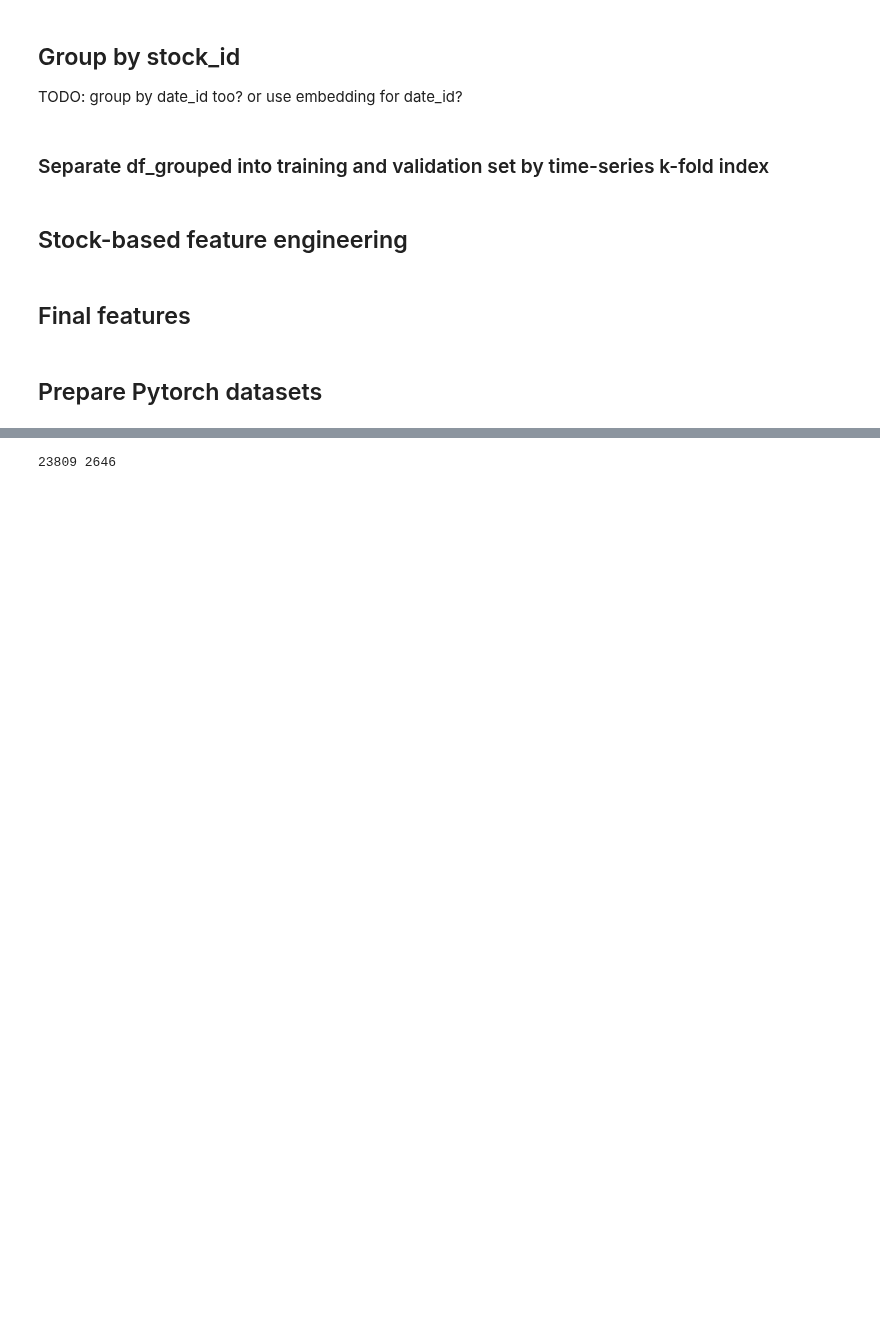
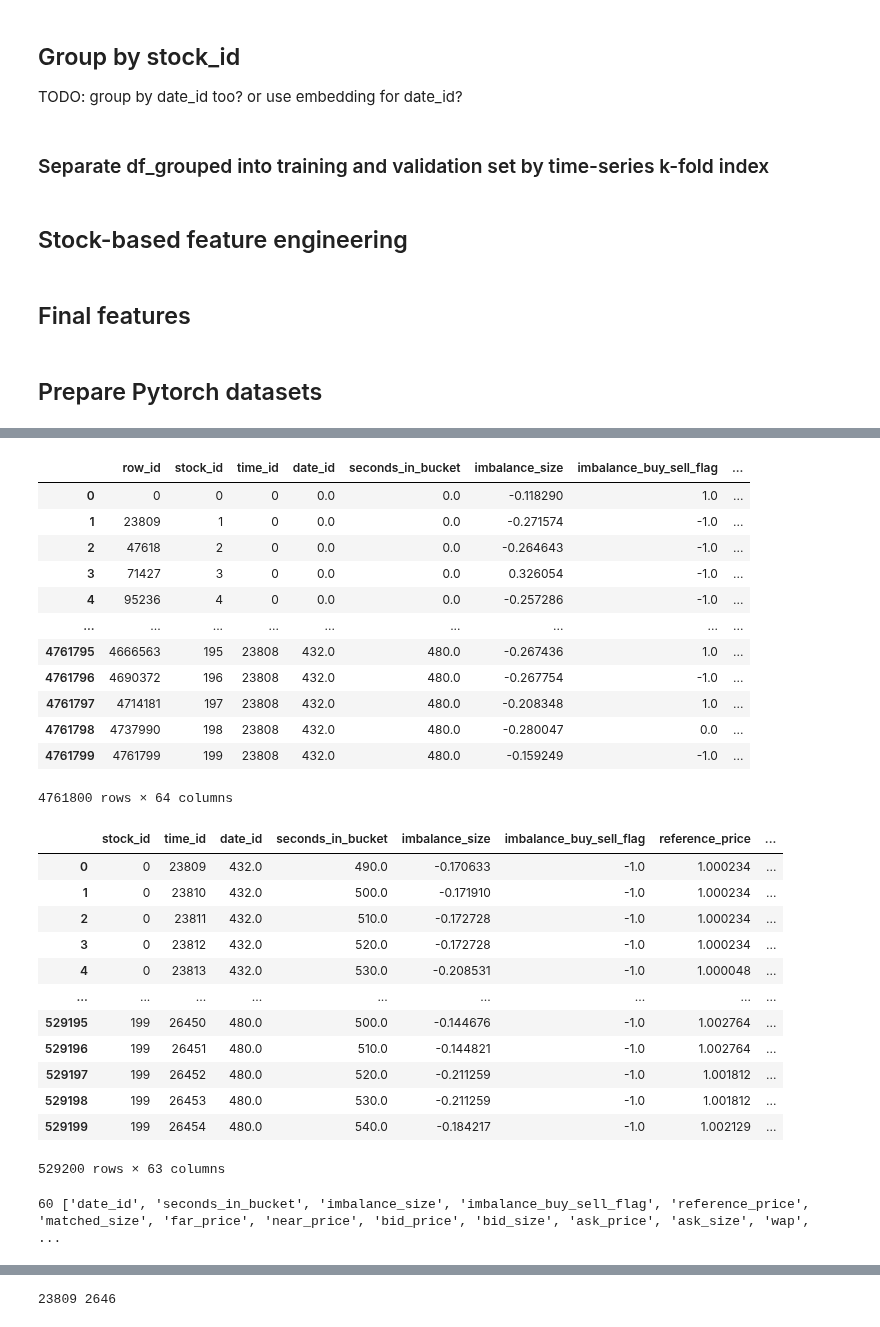
Before and after one commit to florencetsang/optiver2023, a Jupyter notebook: florence/transformer_encoder_by_time.ipynb, the cells around one changed output, grey strips where cells are left out. Cells and saved outputs as stored; diff of their text form; code cells hidden in the pictures; blank space fills up the shorter version.

Commit message:
DFS and normalization for transformer encoder by time.

```diff
--- a/florence/transformer_encoder_by_time.ipynb
+++ b/florence/transformer_encoder_by_time.ipynb
@@ -303,6 +308,7 @@ processors = [
     # RemoveIrrelevantFeaturesDataPreprocessor(['stock_id', 'date_id','time_id', 'row_id']),
     # FillNaPreProcessor(),
     # PolynomialFeaturesPreProcessor(),
+    StockDateIdPreprocessor(),
 ]
 processor = CompositeDataPreprocessor(processors)
 # %%
@@ -529,0 +542,28 @@ print(df_train.shape, df_eval.shape, val_cutoff_time_id)
+# %%
+transform_pipeline = make_pipeline(
+    FeatureToolsDFSTransformer(
+        group_by_stock=True,
+        group_by_date=False,
+        group_by_stock_date=False,
+    ),
+    NormalizationDataTransformer(
+        [
+            "imbalance_size",
+            "matched_size",
+            "bid_size",
+            "ask_size",
+        ],
+        "closing_movements",
+    ),
+    # do not remove columns, use feat_dynamic_real white-list
+    # RemoveIrrelevantFeaturesDataTransformer(['stock_id', 'date_id','time_id', 'row_id', "stock_date_id"]),
+    verbose=True,
+)
+# transform_pipeline = None
+# %%
+print(f"before transform_pipeline - df_train: {get_df_summary_str(df_train)}, df_eval: {get_df_summary_str(df_eval)}")
+if transform_pipeline is not None:
+    df_train = transform_pipeline.fit_transform(df_train)
+    print(f"fit_transform df_train - df_train: {get_df_summary_str(df_train)}")
+    df_eval = transform_pipeline.transform(df_eval)
+    print(f"transform df_eval - df_eval: {get_df_summary_str(df_eval)}")
@@ -529,0 +589,39 @@ print(df_train.shape, df_eval.shape, val_cutoff_time_id)
+# %%
+display(df_train)
+display(df_eval)
+# %% [output]
+|  | row_id | stock_id | time_id | date_id | seconds_in_bucket | imbalance_size | imbalance_buy_sell_flag | ... |
+| 0 | 0 | 0 | 0 | 0.0 | 0.0 | -0.118290 | 1.0 | ... |
+| 1 | 23809 | 1 | 0 | 0.0 | 0.0 | -0.271574 | -1.0 | ... |
+| 2 | 47618 | 2 | 0 | 0.0 | 0.0 | -0.264643 | -1.0 | ... |
+| 3 | 71427 | 3 | 0 | 0.0 | 0.0 | 0.326054 | -1.0 | ... |
+| 4 | 95236 | 4 | 0 | 0.0 | 0.0 | -0.257286 | -1.0 | ... |
+| ... | ... | ... | ... | ... | ... | ... | ... | ... |
+| 4761795 | 4666563 | 195 | 23808 | 432.0 | 480.0 | -0.267436 | 1.0 | ... |
+| 4761796 | 4690372 | 196 | 23808 | 432.0 | 480.0 | -0.267754 | -1.0 | ... |
+| 4761797 | 4714181 | 197 | 23808 | 432.0 | 480.0 | -0.208348 | 1.0 | ... |
+| 4761798 | 4737990 | 198 | 23808 | 432.0 | 480.0 | -0.280047 | 0.0 | ... |
+| 4761799 | 4761799 | 199 | 23808 | 432.0 | 480.0 | -0.159249 | -1.0 | ... |
+4761800 rows × 64 columns
+|  | stock_id | time_id | date_id | seconds_in_bucket | imbalance_size | imbalance_buy_sell_flag | reference_price | ... |
+| 0 | 0 | 23809 | 432.0 | 490.0 | -0.170633 | -1.0 | 1.000234 | ... |
+| 1 | 0 | 23810 | 432.0 | 500.0 | -0.171910 | -1.0 | 1.000234 | ... |
+| 2 | 0 | 23811 | 432.0 | 510.0 | -0.172728 | -1.0 | 1.000234 | ... |
+| 3 | 0 | 23812 | 432.0 | 520.0 | -0.172728 | -1.0 | 1.000234 | ... |
+| 4 | 0 | 23813 | 432.0 | 530.0 | -0.208531 | -1.0 | 1.000048 | ... |
+| ... | ... | ... | ... | ... | ... | ... | ... | ... |
+| 529195 | 199 | 26450 | 480.0 | 500.0 | -0.144676 | -1.0 | 1.002764 | ... |
+| 529196 | 199 | 26451 | 480.0 | 510.0 | -0.144821 | -1.0 | 1.002764 | ... |
+| 529197 | 199 | 26452 | 480.0 | 520.0 | -0.211259 | -1.0 | 1.001812 | ... |
+| 529198 | 199 | 26453 | 480.0 | 530.0 | -0.211259 | -1.0 | 1.001812 | ... |
+| 529199 | 199 | 26454 | 480.0 | 540.0 | -0.184217 | -1.0 | 1.002129 | ... |
+529200 rows × 63 columns
+# %%
+# temp solution to add dfs features to feat_dynamic_real, dfs feature columns will contain "closing_movements"
+for col in df_train.columns.tolist():
+    if col.find("closing_movements") != -1:
+        feat_dynamic_real.append(col)
+num_input_features = len(feat_dynamic_real)
+print(num_input_features, feat_dynamic_real)
+# %% [output]
+60 ['date_id', 'seconds_in_bucket', 'imbalance_size', 'imbalance_buy_sell_flag', 'reference_price', 'matched_size', 'far_price', 'near_price', 'bid_price', 'bid_size', 'ask_price', 'ask_size', 'wap',  ...
```
Also changed, not shown: parts of 26 cells of this notebook.
